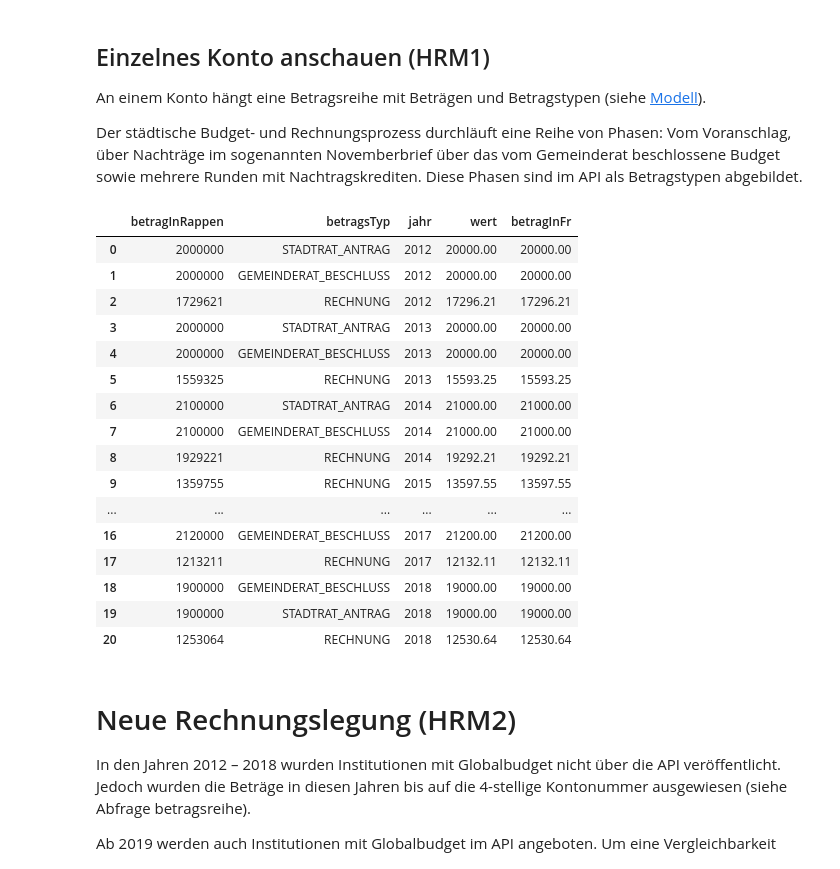
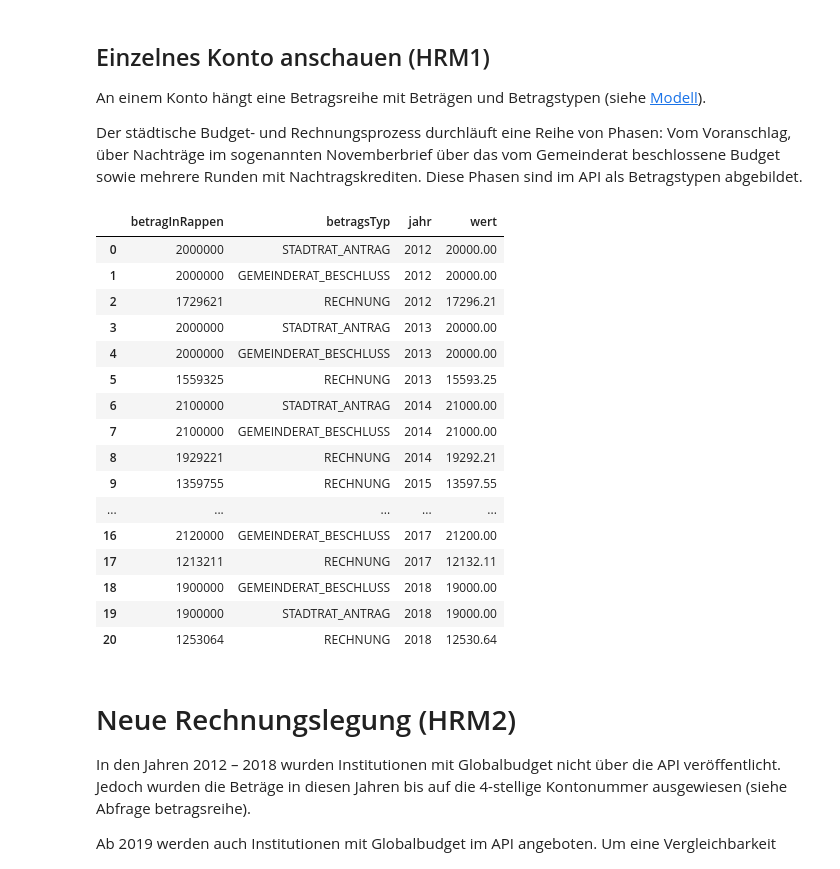
Before and after one commit to opendatazurich/opendatazurich.github.io, a Jupyter notebook: rpk-api/RPK-API-Beispiele.ipynb, the cells around one changed output. Saved outputs shown, nothing was run; the diff lists cells and outputs as text; code cells hidden in the pictures.

```diff
--- a/rpk-api/RPK-API-Beispiele.ipynb
+++ b/rpk-api/RPK-API-Beispiele.ipynb
@@ -224,46 +227,45 @@ Der städtische Budget- und Rechnungsprozess durchläuft eine Reihe von Phasen:
 # %%
 account_id = dav_accounts[dav_accounts.bezeichnung == 'Fachliteratur und Zeitschriften'].to_dict('records')[0]['id']
 params = {
     'kontoId': account_id
 }
 r = requests.get(
     'https://api.stadt-zuerich.ch/rpkk-rs/v1/betragsreihe',
     params=params,
     headers=headers,
     verify=SSL_VERIFY
 )
 data = r.json()
 
 # flatten the data
 flat_data = []
 for r in data['value']:
     for ir in r['betraege']:
         row = {'jahr': r['jahr']}
         for ik,iv in ir.items():
             row[ik] = iv
         flat_data.append(row)
 
 amount = pd.DataFrame(flat_data)
-amount['betragInFr'] = amount.apply(lambda row: row.betragInRappen / 100, axis = 1)
 amount
 # %% [output]
-|  | betragInRappen | betragsTyp | jahr | wert | betragInFr |
-| 0 | 2000000 | STADTRAT_ANTRAG | 2012 | 20000.00 | 20000.00 |
-| 1 | 2000000 | GEMEINDERAT_BESCHLUSS | 2012 | 20000.00 | 20000.00 |
-| 2 | 1729621 | RECHNUNG | 2012 | 17296.21 | 17296.21 |
-| 3 | 2000000 | STADTRAT_ANTRAG | 2013 | 20000.00 | 20000.00 |
-| 4 | 2000000 | GEMEINDERAT_BESCHLUSS | 2013 | 20000.00 | 20000.00 |
-| 5 | 1559325 | RECHNUNG | 2013 | 15593.25 | 15593.25 |
-| 6 | 2100000 | STADTRAT_ANTRAG | 2014 | 21000.00 | 21000.00 |
-| 7 | 2100000 | GEMEINDERAT_BESCHLUSS | 2014 | 21000.00 | 21000.00 |
-| 8 | 1929221 | RECHNUNG | 2014 | 19292.21 | 19292.21 |
-| 9 | 1359755 | RECHNUNG | 2015 | 13597.55 | 13597.55 |
-| ... | ... | ... | ... | ... | ... |
-| 16 | 2120000 | GEMEINDERAT_BESCHLUSS | 2017 | 21200.00 | 21200.00 |
-| 17 | 1213211 | RECHNUNG | 2017 | 12132.11 | 12132.11 |
-| 18 | 1900000 | GEMEINDERAT_BESCHLUSS | 2018 | 19000.00 | 19000.00 |
-| 19 | 1900000 | STADTRAT_ANTRAG | 2018 | 19000.00 | 19000.00 |
-| 20 | 1253064 | RECHNUNG | 2018 | 12530.64 | 12530.64 |
+|  | betragInRappen | betragsTyp | jahr | wert |
+| 0 | 2000000 | STADTRAT_ANTRAG | 2012 | 20000.00 |
+| 1 | 2000000 | GEMEINDERAT_BESCHLUSS | 2012 | 20000.00 |
+| 2 | 1729621 | RECHNUNG | 2012 | 17296.21 |
+| 3 | 2000000 | STADTRAT_ANTRAG | 2013 | 20000.00 |
+| 4 | 2000000 | GEMEINDERAT_BESCHLUSS | 2013 | 20000.00 |
+| 5 | 1559325 | RECHNUNG | 2013 | 15593.25 |
+| 6 | 2100000 | STADTRAT_ANTRAG | 2014 | 21000.00 |
+| 7 | 2100000 | GEMEINDERAT_BESCHLUSS | 2014 | 21000.00 |
+| 8 | 1929221 | RECHNUNG | 2014 | 19292.21 |
+| 9 | 1359755 | RECHNUNG | 2015 | 13597.55 |
+| ... | ... | ... | ... | ... |
+| 16 | 2120000 | GEMEINDERAT_BESCHLUSS | 2017 | 21200.00 |
+| 17 | 1213211 | RECHNUNG | 2017 | 12132.11 |
+| 18 | 1900000 | GEMEINDERAT_BESCHLUSS | 2018 | 19000.00 |
+| 19 | 1900000 | STADTRAT_ANTRAG | 2018 | 19000.00 |
+| 20 | 1253064 | RECHNUNG | 2018 | 12530.64 |
 # %% [markdown]
 # Neue Rechnungslegung (HRM2)
 
```
Also changed, not shown: parts of 13 cells of this notebook.
